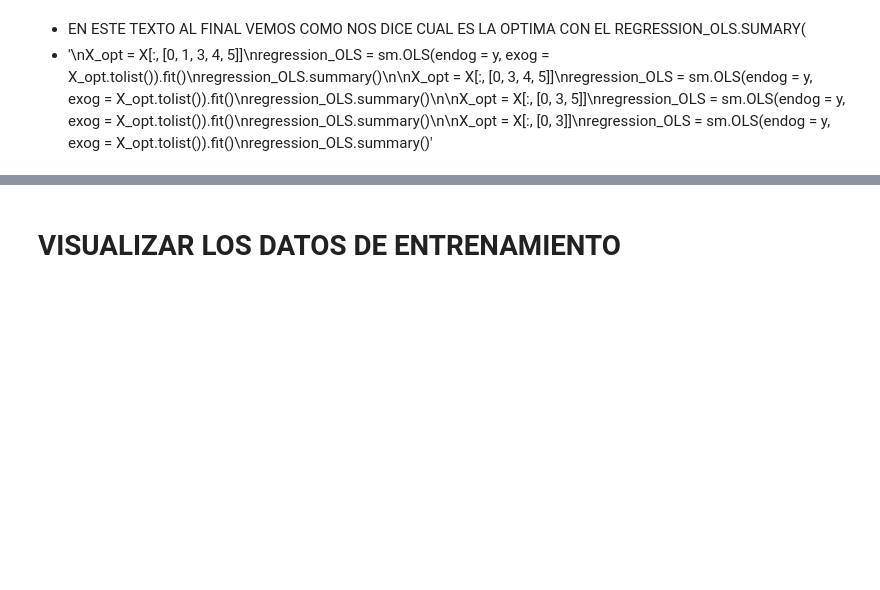
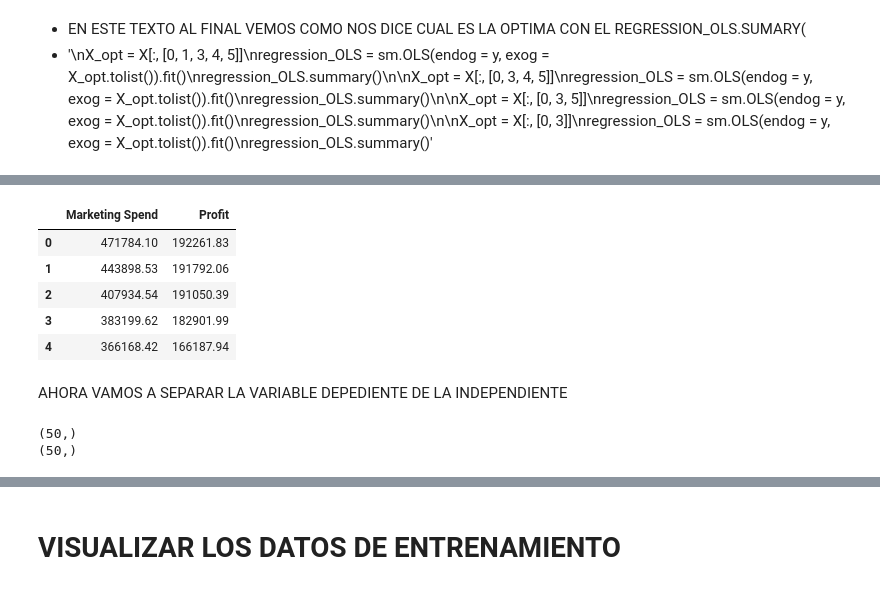
Before and after one commit to pacomm5/Plantillas, a Jupyter notebook: Regresion Lineal Multiple.ipynb, the cells around one changed output, grey strips where cells are left out. Drawn from its saved outputs; the diff is of its cells as text; code cells hidden in the pictures; blank space fills up the shorter version.

```diff
--- a/Regresion Lineal Multiple.ipynb
+++ b/Regresion Lineal Multiple.ipynb
@@ -511,0 +514,3 @@ strong multicollinearity or other numerical problems.
+# %%
+dataset2 =dataset.iloc[:, 2:3]
+dataset2.head(5)
@@ -511,0 +529,4 @@ strong multicollinearity or other numerical problems.
+# %%
+dataset3 = dataset.iloc[:, -1]
+dataset3 = pd.DataFrame(dataset3) # aqui lo estamos convirtiendo a dataframe.
+dataset3.head()
@@ -511,0 +540,13 @@ strong multicollinearity or other numerical problems.
+# %%
+# así lo que hacemos es unir los dos dataframes.
+dataset4 = pd.concat([dataset2, dataset3], axis=1, join='inner')
+dataset4.head()
+# %% [output]
+|  | Marketing Spend | Profit |
+| 0 | 471784.10 | 192261.83 |
+| 1 | 443898.53 | 191792.06 |
+| 2 | 407934.54 | 191050.39 |
+| 3 | 383199.62 | 182901.99 |
+| 4 | 366168.42 | 166187.94 |
+# %% [markdown]
+AHORA VAMOS A SEPARAR LA VARIABLE DEPEDIENTE DE LA INDEPENDIENTE
@@ -511,0 +558,6 @@ strong multicollinearity or other numerical problems.
+# %%
+print(X.shape)
+print(y.shape)
+# %% [output]
+(50,)
+(50,)
```
Also changed, not shown: parts of 22 cells of this notebook.
